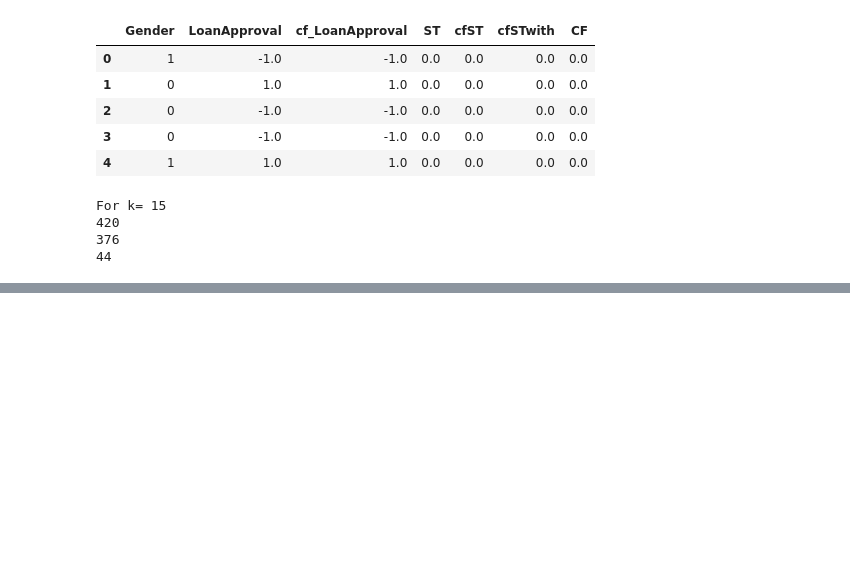
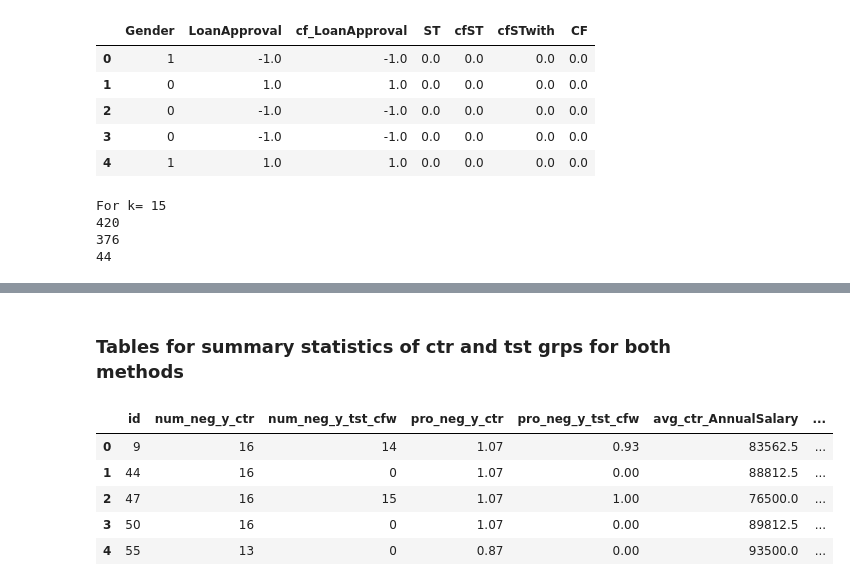
Before and after one commit to cc-jalvarez/counterfactual-situation-testing, a Jupyter notebook: src/analysis_loan_application.ipynb, the cells around one changed output, grey strips where cells are left out. Cells and saved outputs as stored; diff of their text form; code cells hidden in the pictures; blank space fills up the shorter version.

```diff
--- a/src/analysis_loan_application.ipynb
+++ b/src/analysis_loan_application.ipynb
@@ -576,31 +494,42 @@ sns.boxplot(x = box_plot_data['ID'],
+# %% [markdown]
+### Tables for summary statistics of ctr and tst grps for both methods
 # %%
-# Get summary stats
-nsf = 3
+nsf = 2
+
 list_temp_df = []
-var = ['AnnualSalary', 'AccountBalance']
-var.append('LoanApproval')
+var = ['AnnualSalary', 'AccountBalance', 'LoanApproval']
 
 for c in set3:
 
     temp_df = {}
     temp_ctr         = org_df.iloc[cfST_knn_with[c]['ctr_idx'], :][var].copy()
-    temp_ctr = temp_ctr.append(org_df.iloc[c][var])
+    temp_ctr         = temp_ctr.append(org_df.iloc[c][var])
     temp_tst_cf_with = org_cf_df.iloc[cfST_knn_with[c]['tst_idx'], :][var].copy()
     temp_tst_cf_with = temp_tst_cf_with.append(org_cf_df.iloc[c][var])
 
     temp_df['id'] = c
-    temp_df['neg_y_ctr'] = temp_ctr[temp_ctr['LoanApproval']==-1].shape[0]
-    temp_df['neg_y_tst_cfw'] = temp_tst_cf_with[temp_tst_cf_with['LoanApproval']==-1].shape[0]
 
-    for v in var:
+    temp_df['num_neg_y_ctr'] = temp_ctr[temp_ctr['LoanApproval']==-1].shape[0]
+    temp_df['num_neg_y_tst_cfw'] = temp_tst_cf_with[temp_tst_cf_with['LoanApproval']==-1].shape[0]
+
+    temp_df['pro_neg_y_ctr'] = round(temp_ctr[temp_ctr['LoanApproval']==-1].shape[0]/n, nsf)
+    temp_df['pro_neg_y_tst_cfw'] = round(temp_tst_cf_with[temp_tst_cf_with['LoanApproval']==-1].shape[0]/n, nsf)
+
+    for v in ['AnnualSalary', 'AccountBalance']:
         temp_df['avg_ctr_' + v] = round(temp_ctr.mean()[v], nsf)
         temp_df['std_ctr_' + v] = round(temp_ctr.std()[v], nsf)
-
         temp_df['avg_tst_cfw_' + v] = round(temp_tst_cf_with.mean()[v], nsf)
         temp_df['std_tst_cfw_' + v] = round(temp_tst_cf_with.std()[v], nsf)
 
     list_temp_df.append(temp_df)
 
 set3_summary_stats = pd.DataFrame(list_temp_df)
 
 set3_summary_stats.head(5)
+# %% [output]
+|  | id | num_neg_y_ctr | num_neg_y_tst_cfw | pro_neg_y_ctr | pro_neg_y_tst_cfw | avg_ctr_AnnualSalary | ... |
+| 0 | 9 | 16 | 14 | 1.07 | 0.93 | 83562.5 | ... |
+| 1 | 44 | 16 | 0 | 1.07 | 0.00 | 88812.5 | ... |
+| 2 | 47 | 16 | 15 | 1.07 | 1.00 | 76500.0 | ... |
+| 3 | 50 | 16 | 0 | 1.07 | 0.00 | 89812.5 | ... |
+| 4 | 55 | 13 | 0 | 0.87 | 0.00 | 93500.0 | ... |
```
Also changed, not shown: parts of 17 cells of this notebook.
